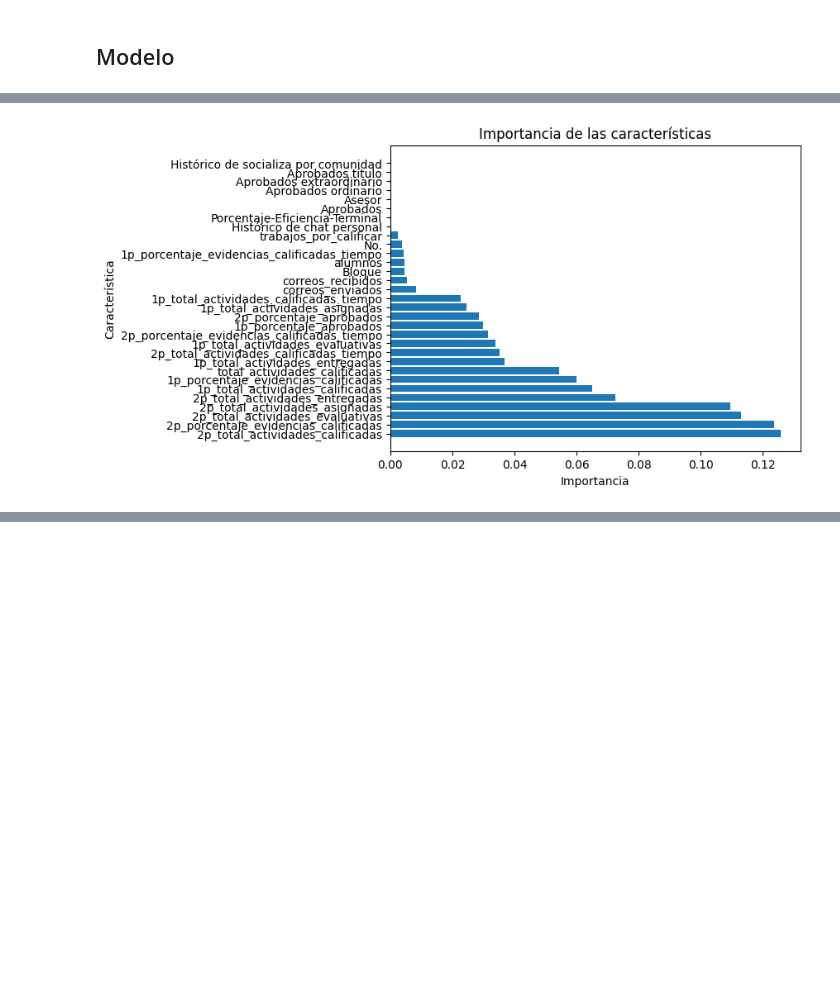
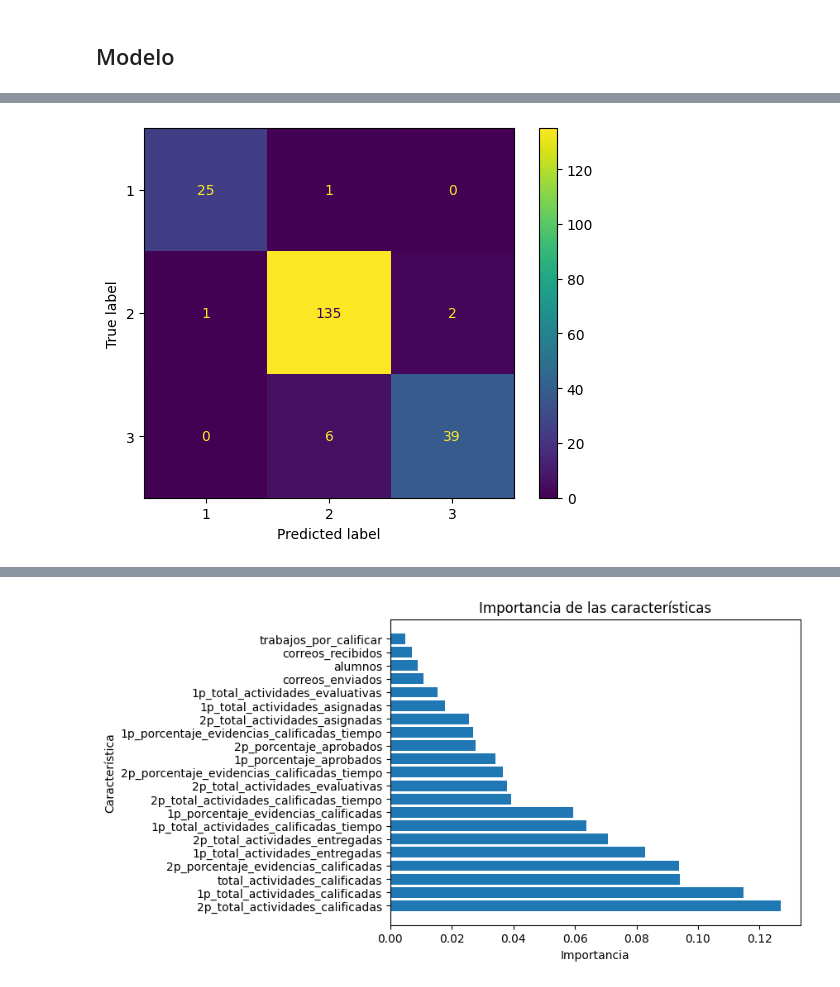
Before and after one commit to ArturoG1z/Proyecto-CyAD, a Jupyter notebook: Notebooks/04-Validacion-Classifier.ipynb, the cells around one changed output, grey strips where cells are left out. Saved outputs shown, nothing was run; the diff lists cells and outputs as text; code cells hidden in the pictures; blank space fills up the shorter version.

```diff
--- a/Notebooks/04-Validacion-Classifier.ipynb
+++ b/Notebooks/04-Validacion-Classifier.ipynb
@@ -100,9 +98,10 @@ Name: count, dtype: int64
 # %%
 from sklearn.model_selection import train_test_split
 
-# Dividir el dataset en train y test
-X_train, X_test, y_train, y_test = train_test_split(X, y, test_size=0.3, random_state=42, stratify=y)
 
 # Identificar variables categóricas y numéricas
 numerical_features = X.select_dtypes(include=['float64', 'int64']).columns
 categorical_features = X.select_dtypes(include=['object']).columns
+
+display(numerical_features)
+display(categorical_features)
@@ -117,22 +132,57 @@ from sklearn.ensemble import RandomForestClassifier
 # grid search para encontrar los mejores hiperparámetros
 from sklearn.model_selection import GridSearchCV
 from sklearn.model_selection import train_test_split
+from sklearn.preprocessing import OneHotEncoder
+%pip install -q imbalanced-learn
+from imblearn.over_sampling import SMOTE
+from imblearn.pipeline import Pipeline
+from sklearn.compose import ColumnTransformer
+from sklearn.metrics import accuracy_score, precision_score
+from sklearn.metrics import confusion_matrix
+from sklearn.metrics import ConfusionMatrixDisplay
+from sklearn.metrics import classification_report
 
-def random_forest(X, y):
-  X_train, X_test, y_train, y_test = train_test_split(X, y, test_size=0.2, random_state=42)
+def random_forest(X, y, title = 'Kmeans'):
+  print('Modelo de bosque aleatorio para', title)
+
+
+  # Solo usando variables numéricas
+  x = X[numerical_features]
+
+  X_train, X_test, y_train, y_test = train_test_split(x, y, test_size=0.2, random_state=42)
 
   # Crear el modelo de bosque aleatorio
   rf = RandomForestClassifier(random_state=42)
 
+  # Pipelines
+
+  # Crear un transformador solo para las variables categóricas
+  # categorical_transformer = OneHotEncoder()
+
+  # Crear un transformador para todas las variables
+  # preprocessor = ColumnTransformer(
+  #   transformers=[
+  #     ('cat', categorical_transformer, categorical_features)
+  #   ], # se evitan or temas de categorias desconocidas en test que no estan en train
+  #   remainder='passthrough'
+  # )
+
+  # Crear un pipeline con el preprocesador el balanceo de clases y el modelo
+  pipeline = Pipeline([
+    # ('preprocessor', preprocessor),
+    ('smote', SMOTE(random_state=42)),
+    ('classifier', rf)
+  ])
+
   # Definir la cuadrícula de búsqueda
   param_grid = {
-    'n_estimators': [50, 100, 200],
-    'max_depth': [5, 10, 15, 20],
-    'min_samples_split': [2, 5, 10]
+    'classifier__n_estimators': [50, 100, 200],
+    'classifier__max_depth': [5, 10, 15, 20],
+    'classifier__min_samples_split': [2, 5, 10]
   }
 
   # Realizar la búsqueda en la cuadrícula
-  grid_search = GridSearchCV(estimator=rf, param_grid=param_grid, cv=3, n_jobs=-1, verbose=2)
+  grid_search = GridSearchCV(pipeline, param_grid, cv=5, scoring='accuracy', n_jobs=-1)
   grid_search.fit(X_train, y_train)
 
   # Obtener los mejores hiperparámetros
@@ -140,15 +190,13 @@ def random_forest(X, y):
   best_params = grid_search.best_params_
   print('Mejores hiperparámetros:', best_params)
 
+  # quitar classifier__ de los mejores hiperparametros
+  best_params = {k.replace('classifier__', ''): v for k, v in best_params.items()}
   # Crear un modelo con los mejores hiperparámetros
   rf_best = RandomForestClassifier(random_state=42, **best_params)
 
   # Entrenar el modelo
   rf_best.fit(X_train, y_train)
-
-  # ver la exactitud y precisión
-
-  from sklearn.metrics import accuracy_score, precision_score
 
   # Predecir los datos de prueba
   y_pred = rf_best.predict(X_test)
@@ -160,6 +208,18 @@ def random_forest(X, y):
   # Calcular la precisión
   precision = precision_score(y_test, y_pred, average='weighted')
   print('Precisión:', precision)
+  print(type(y_test), type(y_pred))
+  # matriz de confusión
+  cm = confusion_matrix(y_test, y_pred)
+  disp = ConfusionMatrixDisplay(confusion_matrix=cm, display_labels=rf_best.classes_)
+  disp.plot()
+  plt.show()
+
+  print(y_test.shape, y_pred.shape)
+  print(rf_best.classes_)
+  target_names = [str(cls) for cls in rf_best.classes_]
+  report = classification_report(y_test, y_pred, target_names=target_names)
+  print(report)
 
 
   # Obtener la importancia de las características
@@ -174,5 +234,6 @@ def random_forest(X, y):
   ax.set_title('Importancia de las características')
   plt.show()
 
-random_forest(X[numerical_features], y)
+random_forest(X, y1, 'Kmeans')
+random_forest(X, y2, 'Jerarquico')
 # %% [output]
@@ -183 +246 @@ Precisión: 0.97491253829282
-[figure, old version]
+[figure, new version]
@@ -183,0 +258 @@ Precisión: 0.97491253829282
+[figure, added]
```
Also changed, not shown: parts of 6 cells of this notebook.
